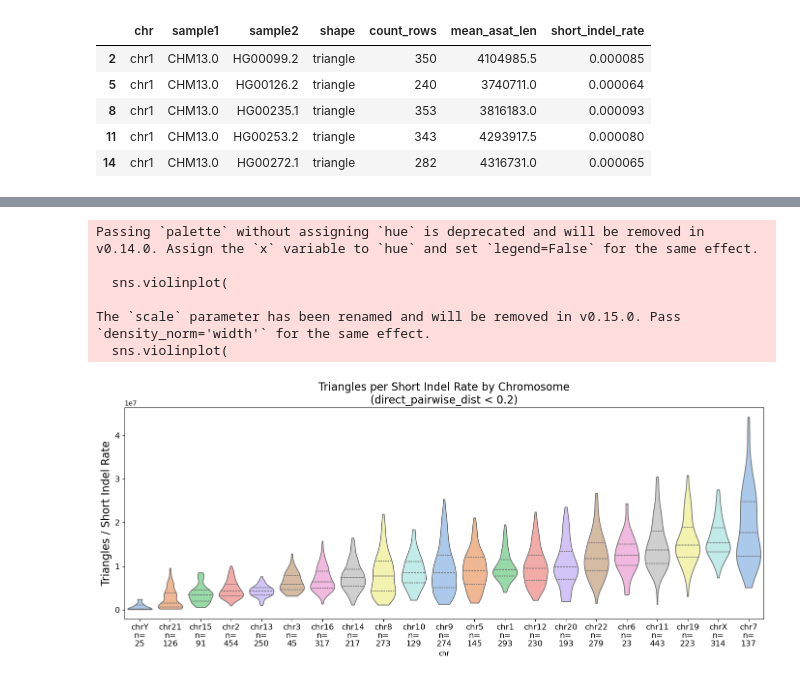
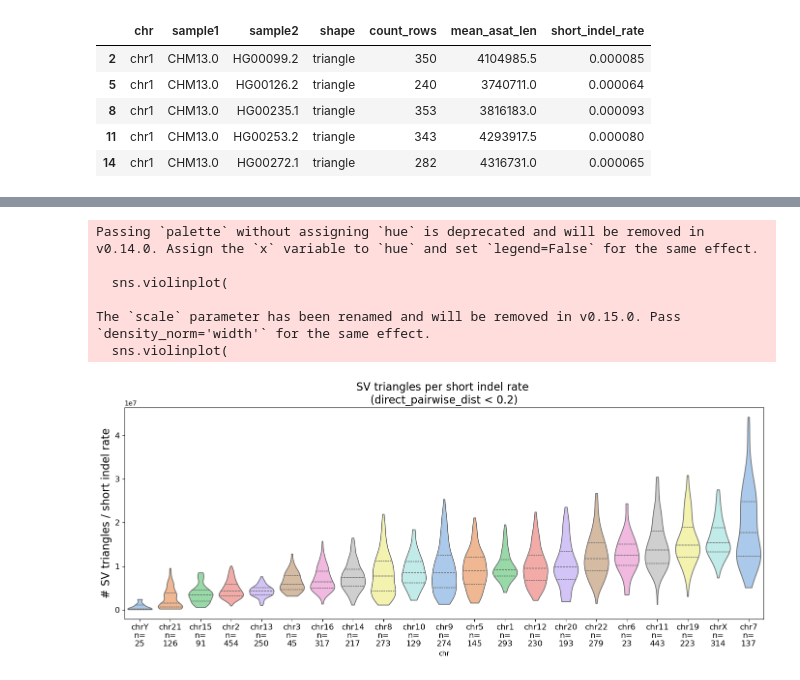
Before and after one commit to miramastoras/centrolign_analysis, a Jupyter notebook: analysis_notes/release2_QC_v2/notebooks/SV_mutation_rate.ipynb, the cells around one changed output, grey strips where cells are left out. Saved outputs shown, nothing was run; the diff lists cells and outputs as text; code cells hidden in the pictures.

```diff
--- a/analysis_notes/release2_QC_v2/notebooks/SV_mutation_rate.ipynb
+++ b/analysis_notes/release2_QC_v2/notebooks/SV_mutation_rate.ipynb
@@ -1636,33 +1600,33 @@ chr_order = (
 chr_counts = df_filt_filtered["chr"].value_counts()
 chr_labels = [f"{c}\nn=\n{chr_counts[c]}" for c in chr_order]
 
 import seaborn as sns
 import matplotlib.pyplot as plt
 
 plt.figure(figsize=(14, 6))
 
 sns.violinplot(
     data=df_filt_filtered,
     x="chr",
     y="triangles_per_short_indel_rate",
     order=chr_order,
     inner="quartile",
     cut=0,
     scale="width",
     palette="pastel"
 )
 plt.xticks(ticks=range(len(chr_order)), labels=chr_labels, rotation=0,fontsize=12)
 plt.yticks(fontsize=12)
-plt.ylabel("Triangles / Short Indel Rate",fontsize=16)
-plt.title("Triangles per Short Indel Rate by Chromosome\n(direct_pairwise_dist < 0.2)",fontsize=16)
+plt.ylabel("# SV triangles / short indel rate",fontsize=16)
+plt.title("SV triangles per short indel rate \n(direct_pairwise_dist < 0.2)",fontsize=16)
 
 plt.tight_layout()
 plt.show()
 # %% [output]
 Passing `palette` without assigning `hue` is deprecated and will be removed in v0.14.0. Assign the `x` variable to `hue` and set `legend=False` for the same effect.
 
   sns.violinplot(
 
 The `scale` parameter has been renamed and will be removed in v0.15.0. Pass `density_norm='width'` for the same effect.
   sns.violinplot(
-[figure, old version]
+[figure, new version]
```
Also changed, not shown: parts of 8 cells of this notebook.
